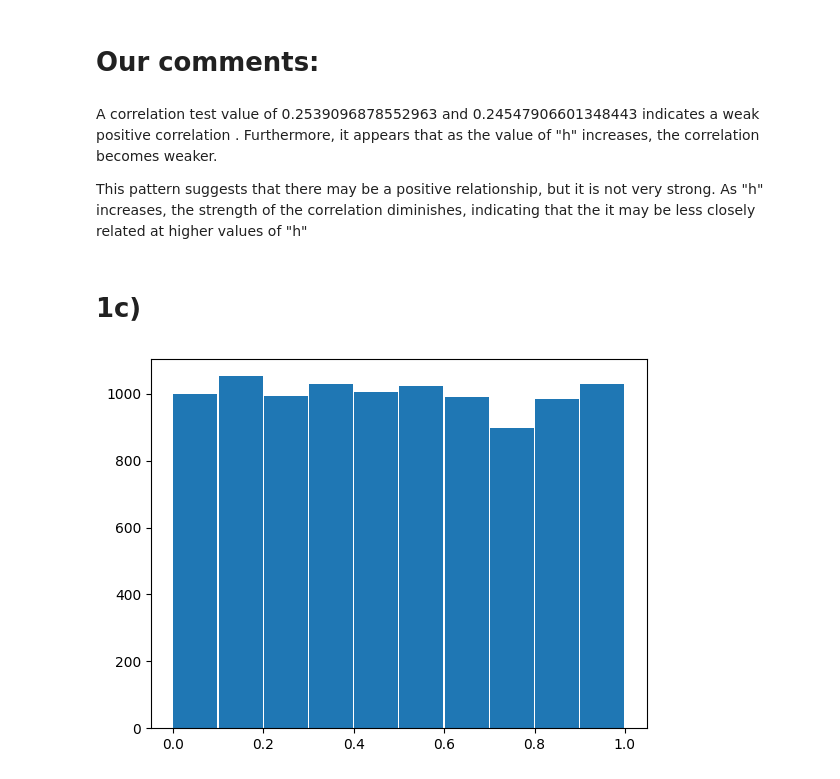
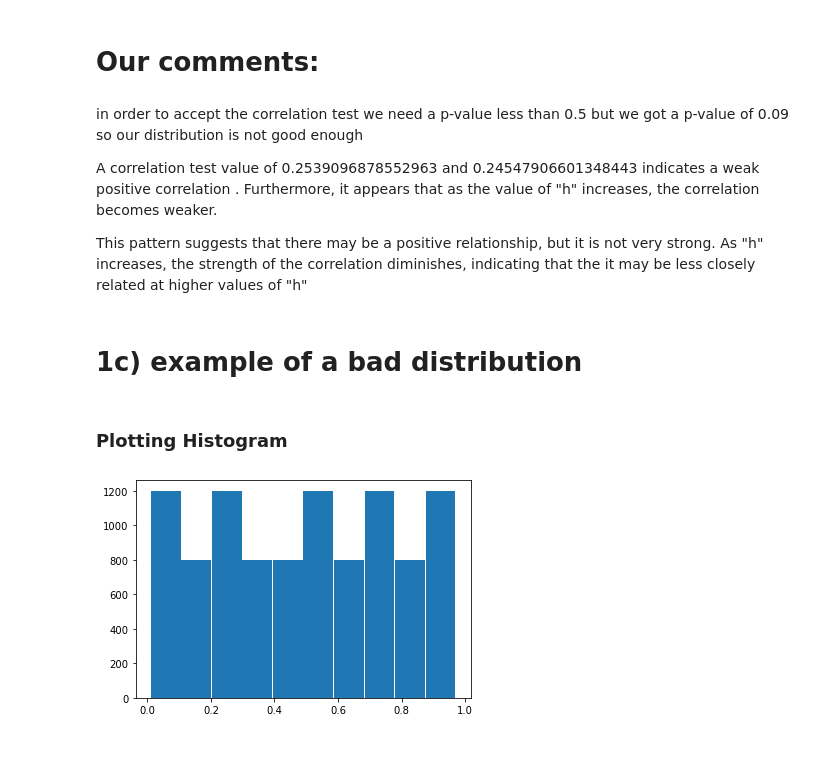
Before and after one commit to shajib004/Stotastic_simulation, a Jupyter notebook: exercise 1 .ipynb, the cells around one changed output. Saved outputs shown, nothing was run; the diff lists cells and outputs as text; code cells hidden in the pictures; blank space fills up the shorter version.

```diff
--- a/exercise 1 .ipynb
+++ b/exercise 1 .ipynb
@@ -232,14 +299,20 @@ correlation_test(U,15)
 # %% [markdown]
 # Our comments:
 # %% [markdown]
+in order to accept the correlation test we need a p-value less than 0.5 but we got a p-value of 0.09 so our distribution is not good enough
+
 A correlation test value of 0.2539096878552963 and 0.24547906601348443 indicates a weak positive correlation . Furthermore, it appears that as the value of "h" increases, the correlation becomes weaker.
 
 This pattern suggests that there may be a positive relationship, but it is not very strong. As "h" increases, the strength of the correlation diminishes, indicating that the it may be less closely related at higher values of "h"
-# %% [markdown]
-# 1c)
+# %% [markdown]
+# 1c) example of a bad distribution
+# %%
+U = random_num (10000,3,6,3,100)
+# %% [markdown]
+### Plotting Histogram
 # %%
-plt.hist(U2, bins=10, rwidth=0.975)
+plt.hist(U, bins=10, rwidth=0.975)
 plt.show()
 # %% [output]
-[figure, old version]
+[figure, new version]
 # %%
```
Also changed, not shown: parts of 56 cells of this notebook, 1 other file.
